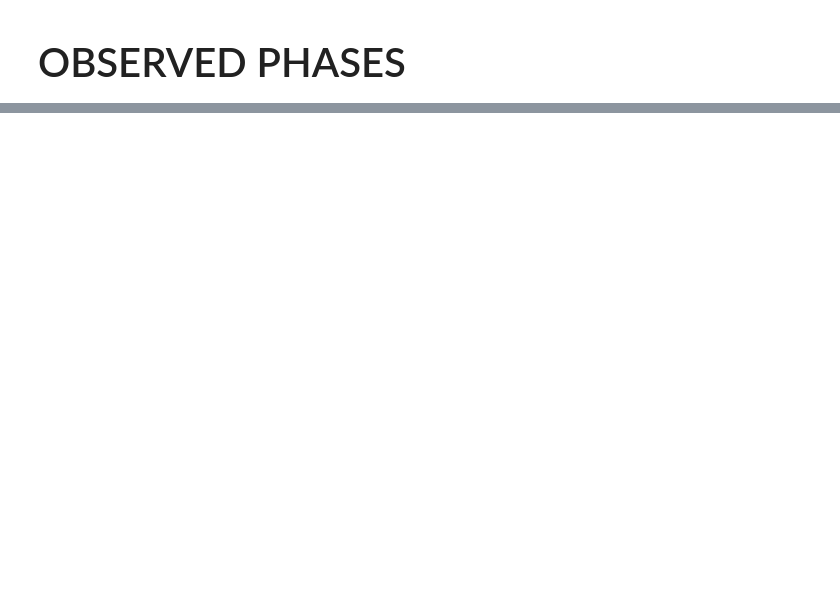
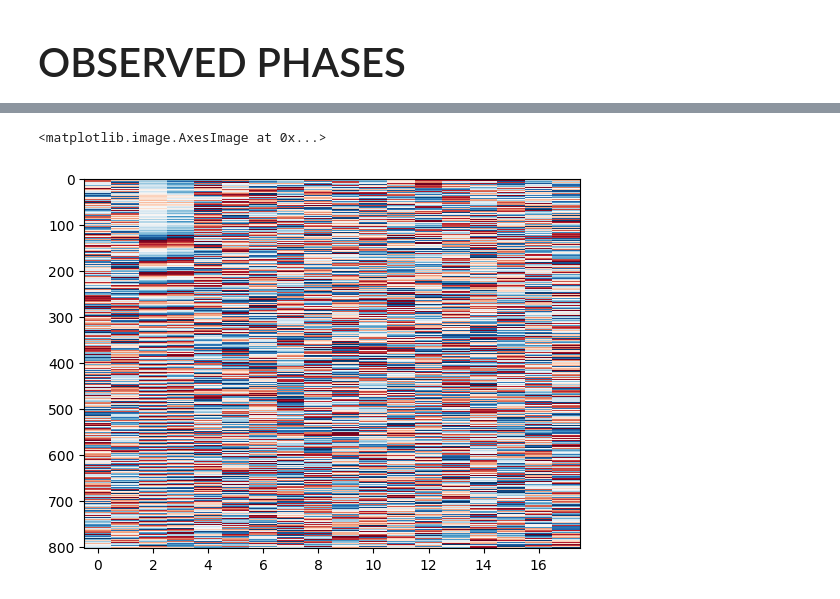
Before and after one commit to ALBATROS-Experiment/albatros_analysis, a Jupyter notebook: scripts/calib_sats.ipynb, the cells around one changed output, grey strips where cells are left out. Saved outputs shown, nothing was run; the diff lists cells and outputs as text; code cells hidden in the pictures; blank space fills up the shorter version.

```diff
--- a/scripts/calib_sats.ipynb
+++ b/scripts/calib_sats.ipynb
@@ -331 +337,6 @@ Time taken final: 100.58032584190369
+# %%
+plt.imshow(vis_phase[:803,:], aspect='auto',cmap='RdBu',interpolation="none")
+# %% [output]
+<matplotlib.image.AxesImage at 0x...>
+[figure, added]
 # %%
```
Also changed, not shown: parts of 23 cells of this notebook, 8 other files.
